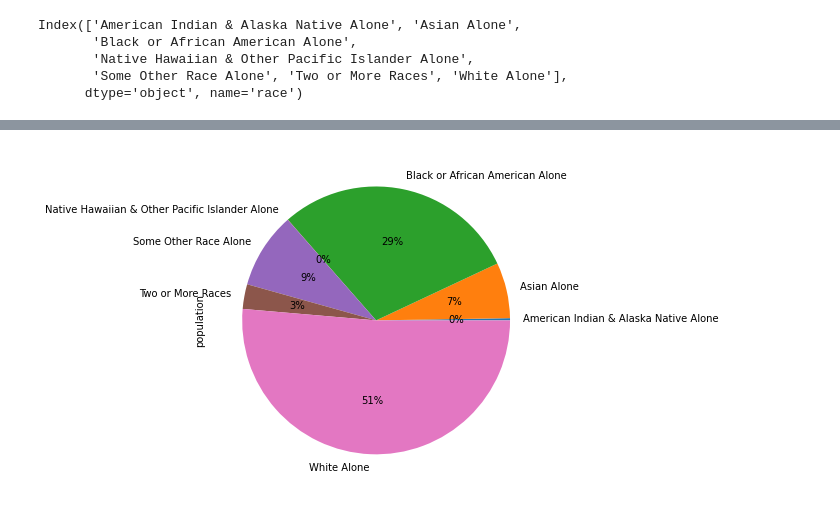
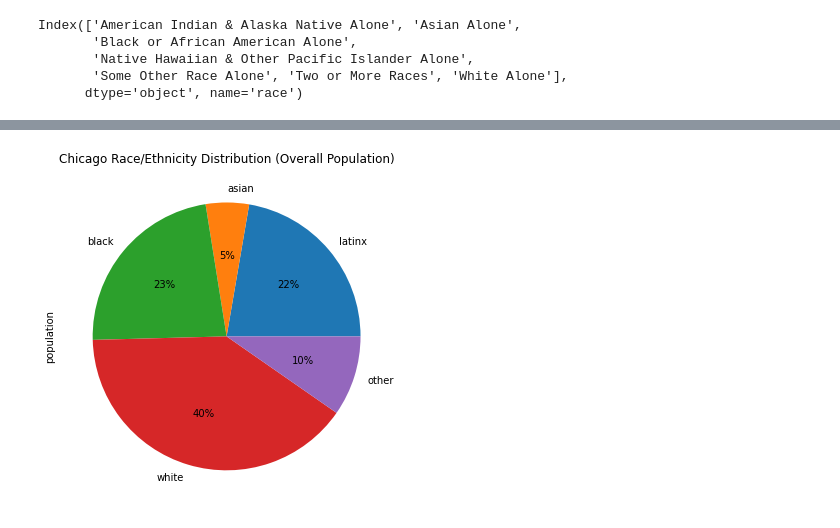
Before and after one commit to brankopoledic/covid-demo, a Jupyter notebook: chicago_demo/chicago_population_demo.ipynb, the cells around one changed output, grey strips where cells are left out. Saved outputs shown, nothing was run; the diff lists cells and outputs as text; code cells hidden in the pictures.

Commit message:
incorporating chicago population demographics

```diff
--- a/chicago_demo/chicago_population_demo.ipynb
+++ b/chicago_demo/chicago_population_demo.ipynb
@@ -67,0 +198,4 @@ Index(['Hispanic or Latino', 'Not Hispanic or Latino'], dtype='object', name='et
+# %%
+ethnicity_count['race']=['latinx', 'not latinx']
+ethnicity_count.reset_index(drop=True, inplace=True)
+ethnicity_count
@@ -67,0 +206,5 @@ Index(['Hispanic or Latino', 'Not Hispanic or Latino'], dtype='object', name='et
+# %%
+race_ethn_merge = race_count.append(ethnicity_count)
+race_ethn_merge=race_ethn_merge[race_ethn_merge['race'] != 'not latinx']
+race_ethn=race_ethn_merge.groupby("race").sum()
+race_ethn
@@ -67,0 +219,4 @@ Index(['Hispanic or Latino', 'Not Hispanic or Latino'], dtype='object', name='et
+# %%
+# Combine the data into a single dataset
+covid_chicago_pop = pd.merge(covid_df, race_ethn, how='inner', on='race')
+covid_chicago_pop
@@ -67,0 +230,6 @@ Index(['Hispanic or Latino', 'Not Hispanic or Latino'], dtype='object', name='et
+# %%
+covid_chicago_pop['prop_cases'] = covid_chicago_pop['chicago_cases']/covid_chicago_pop['population']
+covid_chicago_pop['rel_cases_per1000'] = covid_chicago_pop['prop_cases']*1000
+covid_chicago_pop['prop_deaths'] = covid_chicago_pop['chicago_deaths']/covid_chicago_pop['population']
+covid_chicago_pop['deaths_per1000'] = covid_chicago_pop['prop_deaths']*1000
+covid_chicago_pop
@@ -68,4 +243,6 @@ Index(['Hispanic or Latino', 'Not Hispanic or Latino'], dtype='object', name='et
 # %%
-race_plot = race_count.plot.pie(y='population', figsize=(6, 10), autopct='%1.0f%%',legend=False)
+chicago_race_demo = covid_chicago_pop[['race','population']]
+chicago_race_demog=chicago_race_demo.set_index('race')
+chicago_race_plot = chicago_race_demog.plot.pie(y='population', figsize=(6, 10), autopct='%1.0f%%',legend=False, title="Chicago Race/Ethnicity Distribution (Overall Population)")
 # %% [output]
-[figure, old version]
+[figure, new version]
```
Also changed, not shown: parts of 22 cells of this notebook, 5 other files.
